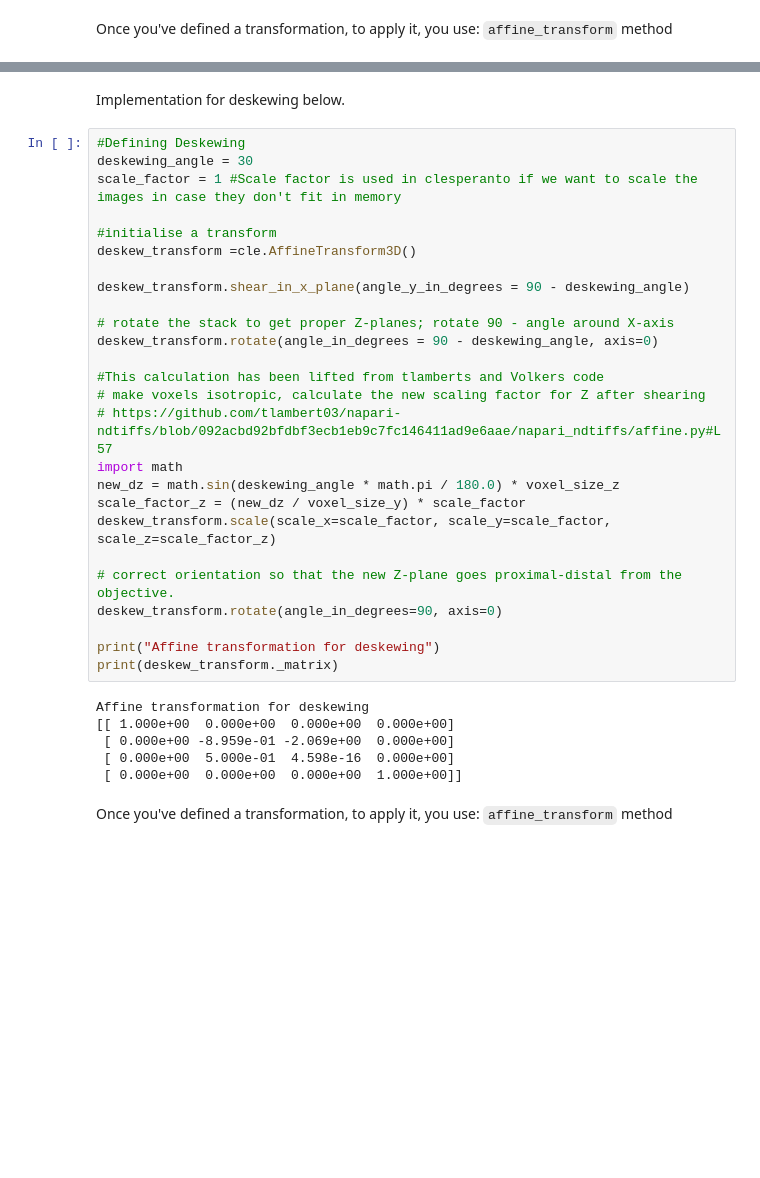
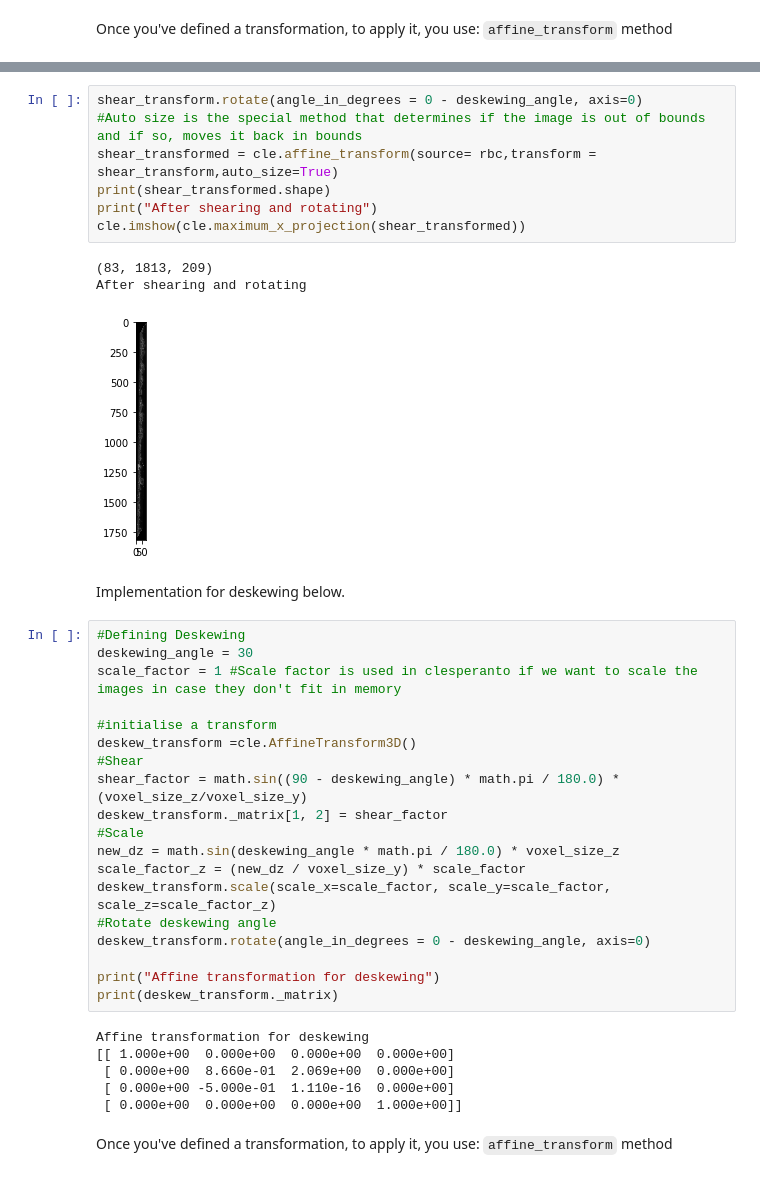
Before and after one commit to BioimageAnalysisCoreWEHI/napari_lattice, a Jupyter notebook: notebooks/deskewing_demo.ipynb, the cells around one changed output, grey strips where cells are left out. Saved outputs shown, nothing was run; the diff lists cells and outputs as text; blank space fills up the shorter version.

```diff
--- a/notebooks/deskewing_demo.ipynb
+++ b/notebooks/deskewing_demo.ipynb
@@ -101,3 +105,14 @@ After shearing
+# %%
+shear_transform.rotate(angle_in_degrees = 0 - deskewing_angle, axis=0)
+#Auto size is the special method that determines if the image is out of bounds and if so, moves it back in bounds
+shear_transformed = cle.affine_transform(source= rbc,transform = shear_transform,auto_size=True)
+print(shear_transformed.shape)
+print("After shearing and rotating")
+cle.imshow(cle.maximum_x_projection(shear_transformed))
+# %% [output]
+(83, 1813, 209)
+After shearing and rotating
+[figure, added]
 # %% [markdown]
 Implementation for deskewing below.
 # %%
@@ -107,30 +122,23 @@ scale_factor = 1 #Scale factor is used in clesperanto if we want to scale the im
 
 #initialise a transform
 deskew_transform =cle.AffineTransform3D()
-
-deskew_transform.shear_in_x_plane(angle_y_in_degrees = 90 - deskewing_angle)
-
-# rotate the stack to get proper Z-planes; rotate 90 - angle around X-axis
-deskew_transform.rotate(angle_in_degrees = 90 - deskewing_angle, axis=0)
-
-#This calculation has been lifted from tlamberts and Volkers code
-# make voxels isotropic, calculate the new scaling factor for Z after shearing
-# https://github.com/tlambert03/napari-ndtiffs/blob/092acbd92bfdbf3ecb1eb9c7fc146411ad9e6aae/napari_ndtiffs/affine.py#L57
-import math
+#Shear
+shear_factor = math.sin((90 - deskewing_angle) * math.pi / 180.0) * (voxel_size_z/voxel_size_y)
+deskew_transform._matrix[1, 2] = shear_factor
+#Scale
 new_dz = math.sin(deskewing_angle * math.pi / 180.0) * voxel_size_z
 scale_factor_z = (new_dz / voxel_size_y) * scale_factor
 deskew_transform.scale(scale_x=scale_factor, scale_y=scale_factor, scale_z=scale_factor_z)
-
-# correct orientation so that the new Z-plane goes proximal-distal from the objective.
-deskew_transform.rotate(angle_in_degrees=90, axis=0)
+#Rotate deskewing angle
+deskew_transform.rotate(angle_in_degrees = 0 - deskewing_angle, axis=0)
 
 print("Affine transformation for deskewing")
 print(deskew_transform._matrix)
 # %% [output]
 Affine transformation for deskewing
 [[ 1.000e+00  0.000e+00  0.000e+00  0.000e+00]
- [ 0.000e+00 -8.959e-01 -2.069e+00  0.000e+00]
- [ 0.000e+00  5.000e-01  4.598e-16  0.000e+00]
+ [ 0.000e+00  8.660e-01  2.069e+00  0.000e+00]
+ [ 0.000e+00 -5.000e-01  1.110e-16  0.000e+00]
  [ 0.000e+00  0.000e+00  0.000e+00  1.000e+00]]
 # %% [markdown]
 Once you've defined a transformation, to apply it, you use:
```
Also changed, not shown: parts of 6 cells of this notebook, 4 other files.
